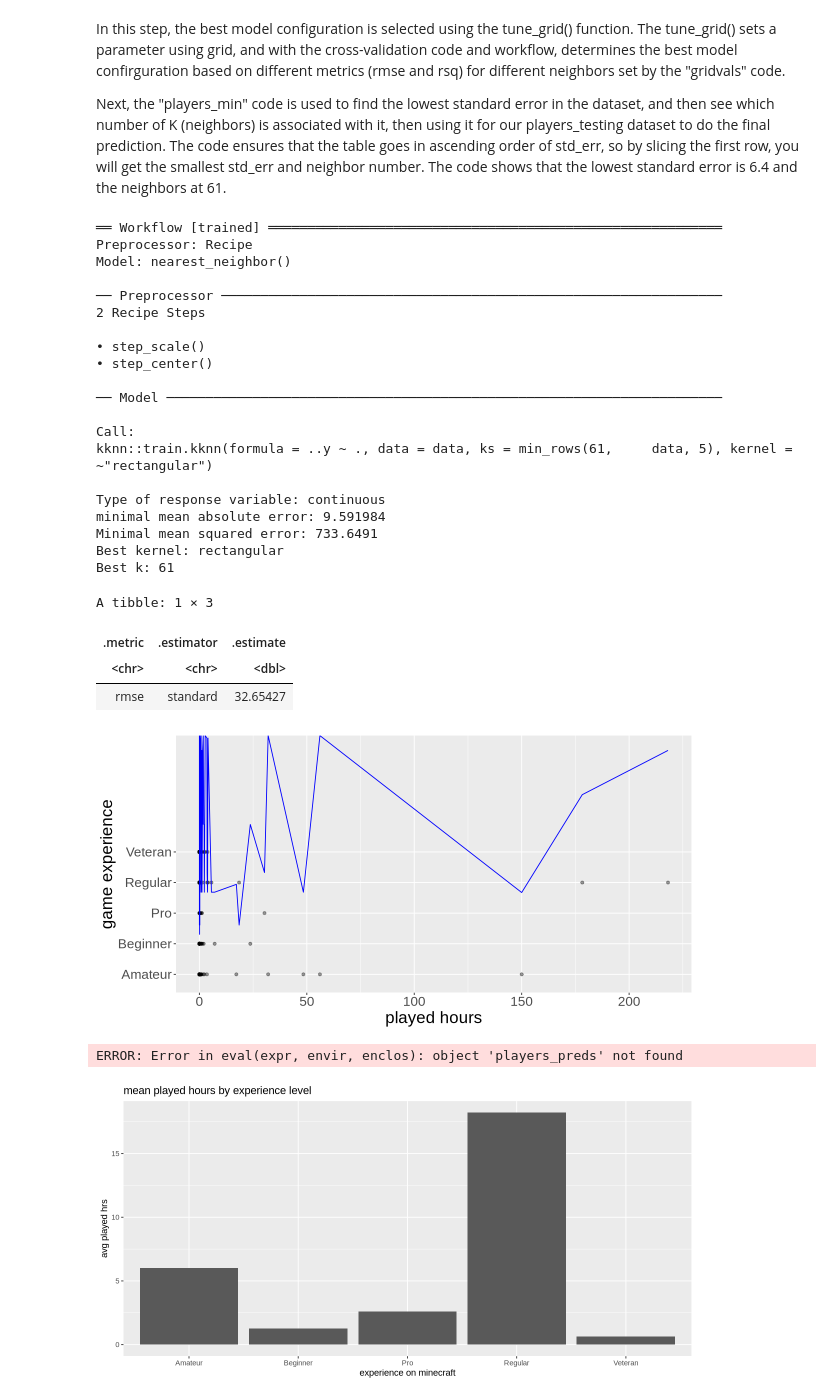
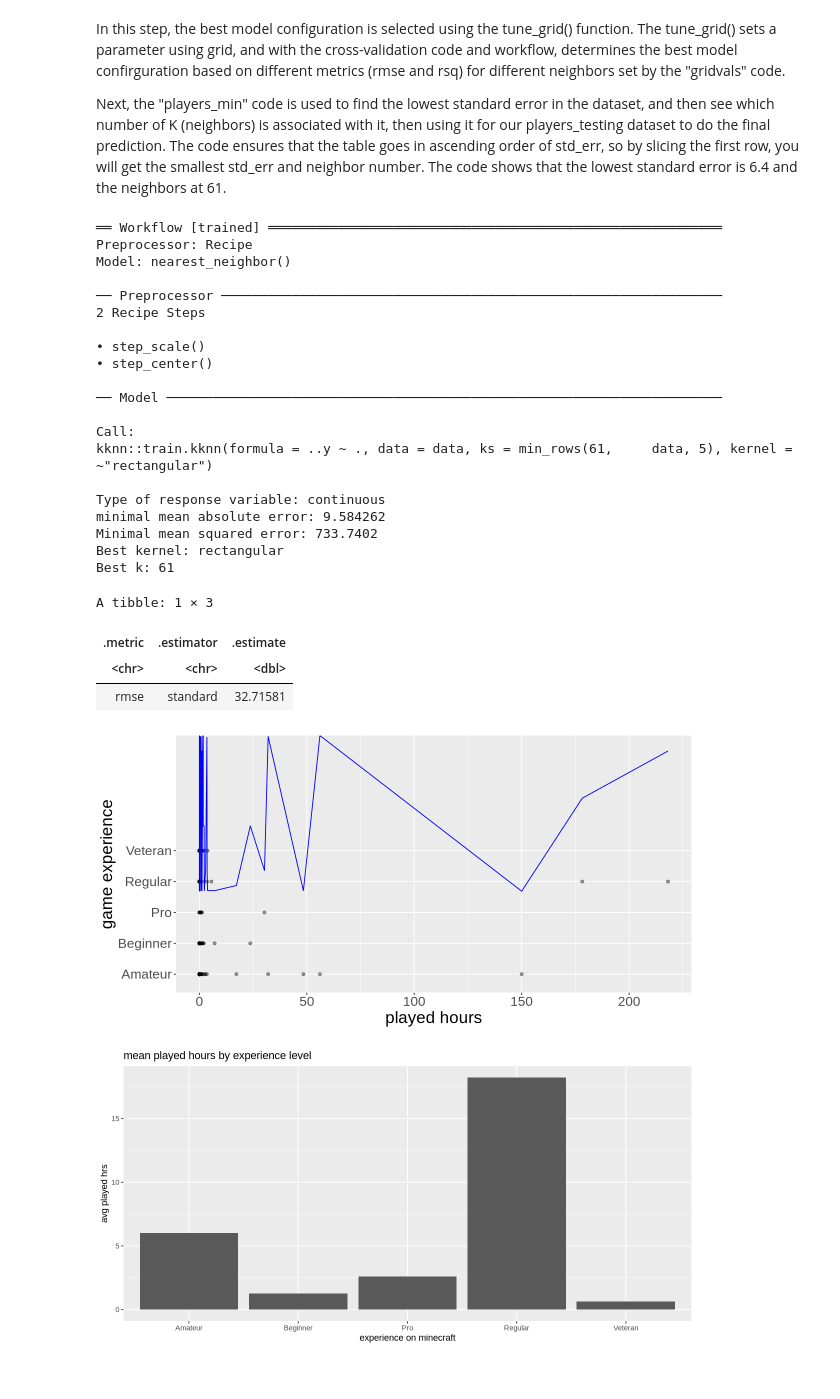
Before and after one commit to AnaSri-DSCI/dsci-100-2025-group-005-18, a Jupyter notebook: DSCI_Final_Project.ipynb, the cells around one changed output. Saved outputs shown, nothing was run; the diff lists cells and outputs as text; code cells hidden in the pictures.

```diff
--- a/DSCI_Final_Project.ipynb
+++ b/DSCI_Final_Project.ipynb
@@ -19,7 +34,10 @@ players <- read_csv("https://raw.githubusercontent.com/AnaSri-DSCI/dsci-100-2025
 players
 
 players_select <- players |>
-    select(experience, played_hours, Age)
+    select(experience, played_hours, Age)|>
+    filter(!is.na(Age))
+players_select
+
 
 
 players_split <- initial_split(players_select, prop = 0.75, strata = played_hours)
@@ -191,40 +207,39 @@ players_best_fit <- workflow() |>
           add_recipe(players_recipe) |>
           add_model(players_best_spec) |>
           fit(data = players_training)
 players_best_fit
-players_testing_clean <- players_testing |>
-    drop_na(Age)
+
 players_summary <- players_best_fit |>
-           predict(players_testing_clean) |>
-           bind_cols(players_testing_clean) |>
+           predict(players_testing) |>
+           bind_cols(players_testing) |>
            metrics(truth = played_hours, estimate = .pred)|>
            filter(.metric=="rmse")
 players_summary
 # %% [output]
 ══ Workflow [trained] ══════════════════════════════════════════════════════════
 Preprocessor: Recipe
 Model: nearest_neighbor()
 
 ── Preprocessor ────────────────────────────────────────────────────────────────
 2 Recipe Steps
 
 • step_scale()
 • step_center()
 
 ── Model ───────────────────────────────────────────────────────────────────────
 
 Call:
 kknn::train.kknn(formula = ..y ~ ., data = data, ks = min_rows(61,     data, 5), kernel = ~"rectangular")
 
 Type of response variable: continuous
-minimal mean absolute error: 9.591984
-Minimal mean squared error: 733.6491
+minimal mean absolute error: 9.584262
+Minimal mean squared error: 733.7402
 Best kernel: rectangular
 Best k: 61
 A tibble: 1 × 3
 | .metric | .estimator | .estimate |
 | <chr> | <chr> | <dbl> |
-| rmse | standard | 32.65427 |
+| rmse | standard | 32.71581 |
 # %%
 players_training_clean <- players_training |>
     drop_na(Age)
@@ -242,16 +257,7 @@ lm_predictions <- players_pred |>
 
 lm_predictions
 # %% [output]
-[figure, old version]
+[figure, new version]
-# %%
-marathon_plot <- players_preds |>
-    ggplot(aes(x = played_hours, y = experience)) +
-    geom_point() +
-    geom_line(mapping = aes(x = played_hours, y = .pred), color = "blue") +
-    labs(x = "Maximum Distance", y = "Time Taken (hrs)", title = "Time Taken to Run Distance per Week ")
-marathon_plot
-# %% [output]
-ERROR: Error in eval(expr, envir, enclos): object 'players_preds' not found
 # %%
 played_hrs_mean_experience <- players |>
     select(experience, played_hours) |>
```
Also changed, not shown: parts of 5 cells of this notebook.
